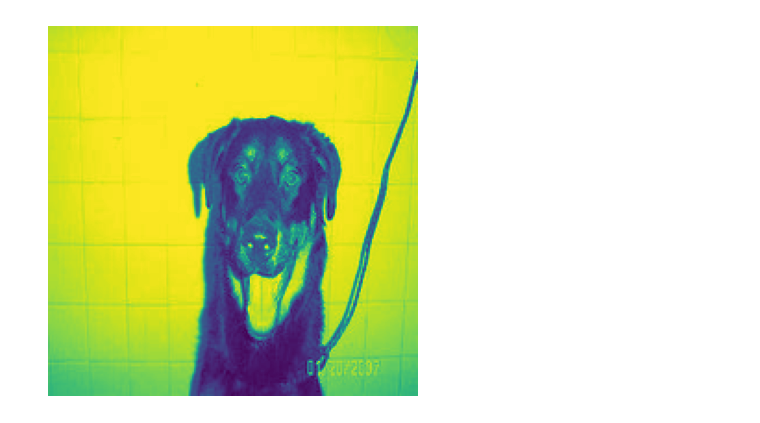
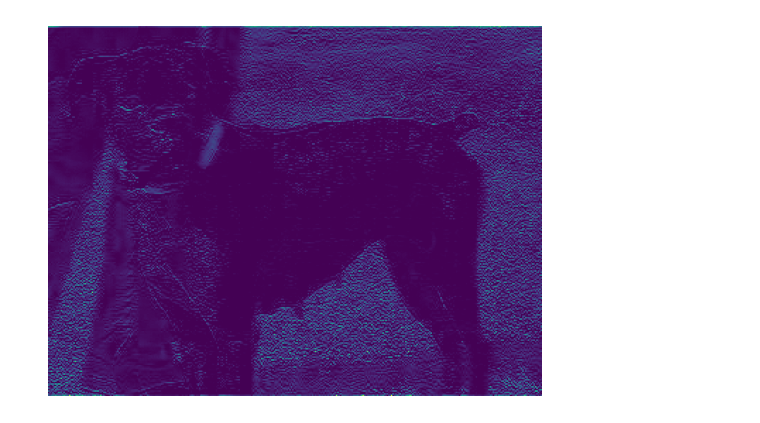
Before and after one commit to Dpbm/qml-course, a Jupyter notebook: qiskit/classical.ipynb, the cells around one changed output. Drawn from its saved outputs; the diff is of its cells as text; code cells hidden in the pictures.

```diff
--- a/qiskit/classical.ipynb
+++ b/qiskit/classical.ipynb
@@ -12,0 +22,8 @@ train_labels = np.load("train_labels.npy", allow_pickle=True)
+# %%
+(train, test),ds_info = tfds.load(
+    'cats_vs_dogs',
+    split=['train[:75%]', 'train[75%:]'],
+    shuffle_files=True,
+    as_supervised=True,
+    with_info=True,
+)
@@ -12,0 +35,8 @@ train_labels = np.load("train_labels.npy", allow_pickle=True)
+# %%
+example_image, _ = next(iter(tfds.as_numpy(train)))
+example_image = tf.image.convert_image_dtype(example_image, dtype=tf.float32)
+
+
+plt.imshow(example_image)
+plt.axis('off')
+plt.show()
@@ -12,0 +45,19 @@ train_labels = np.load("train_labels.npy", allow_pickle=True)
+# %%
+kernel = tf.constant([
+    [[[-1], [-1], [-1]]],
+    [[[-1],  [8], [-1]]],
+    [[[-1], [-1], [-1]]],
+], dtype=tf.float32)
+
+example_image = tf.expand_dims(example_image, 0)
+
+filtered_image = tf.nn.conv2d(
+    example_image,
+    kernel,
+    strides=1,
+    padding='SAME',
+)
+
+plt.imshow(tf.squeeze(filtered_image))
+plt.axis('off')
+plt.show()
@@ -13,7 +66,7 @@ train_labels = np.load("train_labels.npy", allow_pickle=True)
 # %%
-showcase_image = train_images[0]
-plt.imshow(showcase_image)
+relu_image = tf.nn.relu(filtered_image)
+plt.imshow(tf.squeeze(relu_image))
 plt.axis('off')
 plt.show()
 # %% [output]
-[figure, old version]
+[figure, new version]
```
Also changed, not shown: parts of 20 cells of this notebook, 4 other files.
